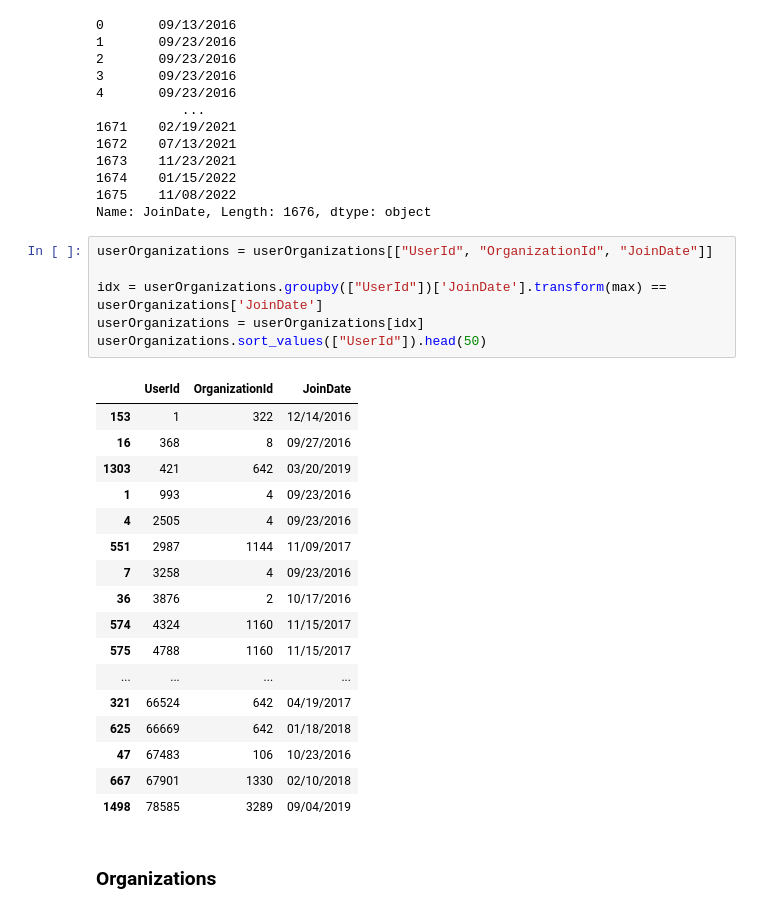
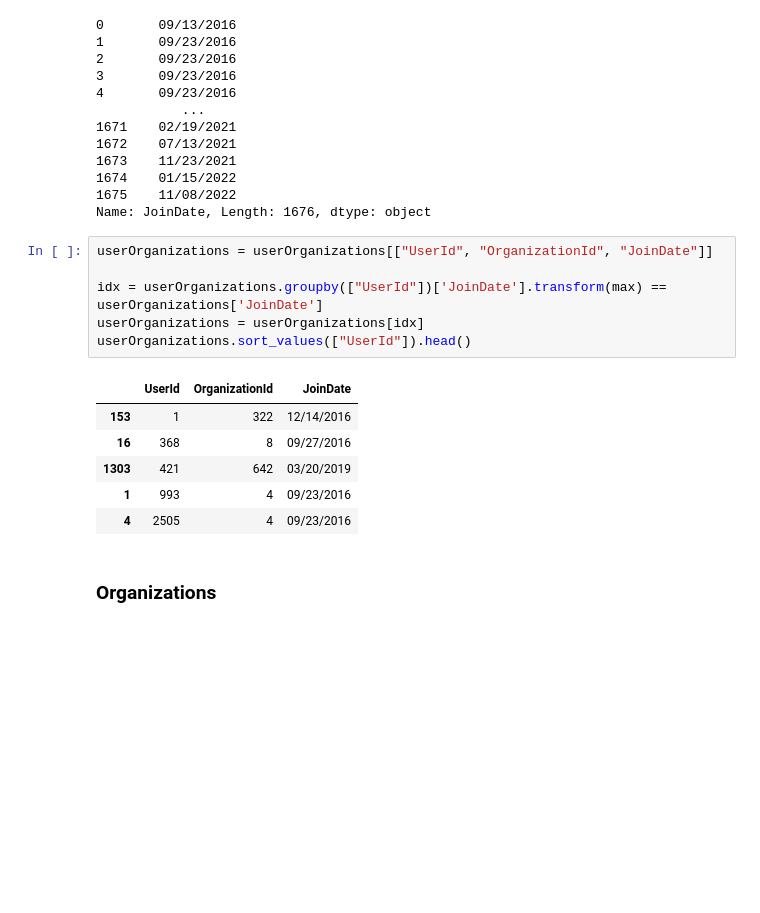
Before and after one commit to KevMCh/KaggleMetaData, a Jupyter notebook: src/User_Network.ipynb, the cells around one changed output. Drawn from its saved outputs; the diff is of its cells as text; blank space fills up the shorter version.

```diff
--- a/src/User_Network.ipynb
+++ b/src/User_Network.ipynb
@@ -59,27 +59,16 @@ Name: JoinDate, Length: 1676, dtype: object
 # %%
 userOrganizations = userOrganizations[["UserId", "OrganizationId", "JoinDate"]]
 
 idx = userOrganizations.groupby(["UserId"])['JoinDate'].transform(max) == userOrganizations['JoinDate']
 userOrganizations = userOrganizations[idx]
-userOrganizations.sort_values(["UserId"]).head(50)
+userOrganizations.sort_values(["UserId"]).head()
 # %% [output]
 |  | UserId | OrganizationId | JoinDate |
 | 153 | 1 | 322 | 12/14/2016 |
 | 16 | 368 | 8 | 09/27/2016 |
 | 1303 | 421 | 642 | 03/20/2019 |
 | 1 | 993 | 4 | 09/23/2016 |
 | 4 | 2505 | 4 | 09/23/2016 |
-| 551 | 2987 | 1144 | 11/09/2017 |
-| 7 | 3258 | 4 | 09/23/2016 |
-| 36 | 3876 | 2 | 10/17/2016 |
-| 574 | 4324 | 1160 | 11/15/2017 |
-| 575 | 4788 | 1160 | 11/15/2017 |
-| ... | ... | ... | ... |
-| 321 | 66524 | 642 | 04/19/2017 |
-| 625 | 66669 | 642 | 01/18/2018 |
-| 47 | 67483 | 106 | 10/23/2016 |
-| 667 | 67901 | 1330 | 02/10/2018 |
-| 1498 | 78585 | 3289 | 09/04/2019 |
 # %% [markdown]
 ### Organizations
 # %%
```
Also changed, not shown: parts of 19 cells of this notebook, 13 other files.
